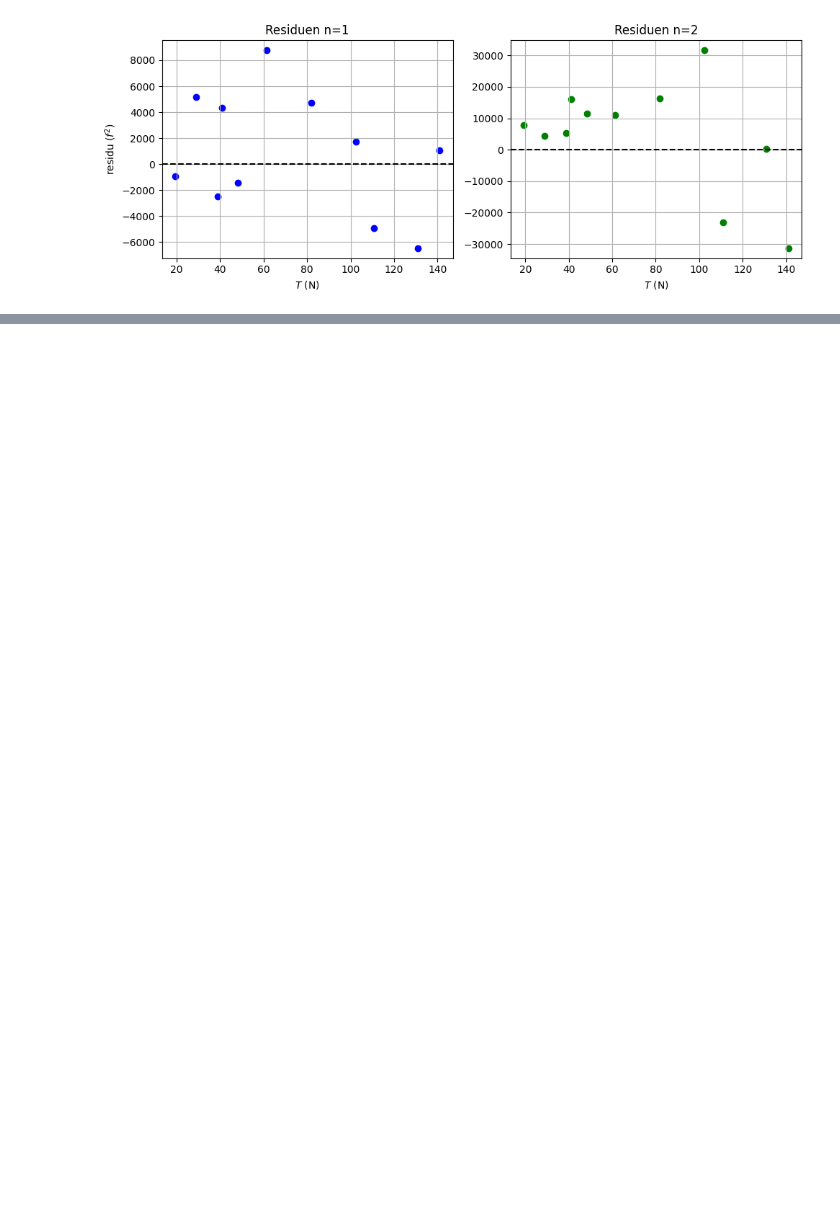
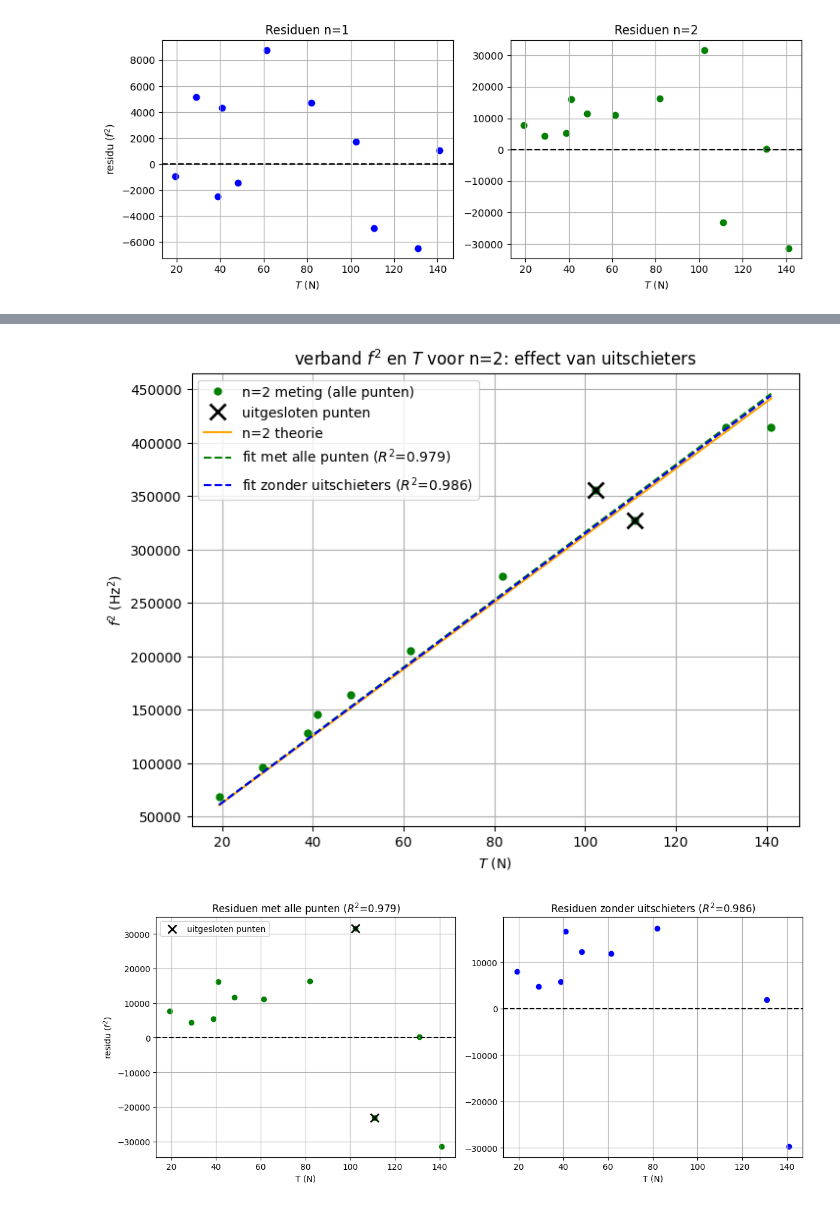
Before and after one commit to jasperbom747-creator/Vibrating-string-experiment, a Jupyter notebook: analyse.ipynb, the cells around one changed output, grey strips where cells are left out. Cells and saved outputs as stored; diff of their text form; code cells hidden in the pictures; blank space fills up the shorter version.

```diff
--- a/analyse.ipynb
+++ b/analyse.ipynb
@@ -390,0 +607,75 @@ plt.show()
+# %%
+def lin_fit(T, a):
+    return a * T
+
+def r_squared(y_data, y_fit):
+    residuals = y_data - y_fit
+    ss_res = np.sum(residuals**2)
+    ss_tot = np.sum((y_data - np.mean(y_data))**2)
+    return 1 - ss_res/ss_tot
+
+# --- masker om de twee verdachte punten (T≈102 en T≈111) uit te sluiten ---
+mask = ~np.isclose(T_N, 102.36) & ~np.isclose(T_N, 110.9)
+
+T_N_clean = T_N[mask]
+f_2_clean = f_2[mask]
+
+print(f"Punten in volledige dataset: {len(T_N)}")
+print(f"Punten na verwijderen uitschieters: {len(T_N_clean)}")
+
+# --- fit MET alle punten ---
+popt_all, pcov_all = curve_fit(lin_fit, T_N, f_2**2)
+a_all_err = np.sqrt(pcov_all[0][0])
+r2_all = r_squared(f_2**2, lin_fit(T_N, *popt_all))
+
+# --- fit ZONDER de twee uitschieters ---
+popt_clean, pcov_clean = curve_fit(lin_fit, T_N_clean, f_2_clean**2)
+a_clean_err = np.sqrt(pcov_clean[0][0])
+r2_clean = r_squared(f_2_clean**2, lin_fit(T_N_clean, *popt_clean))
+
+print("\n=== Fit met alle punten ===")
+print(f"a = {popt_all[0]:.2f} ± {a_all_err:.2f}, R² = {r2_all:.4f}")
+
+print("\n=== Fit zonder T≈102 en T≈111 ===")
+print(f"a = {popt_clean[0]:.2f} ± {a_clean_err:.2f}, R² = {r2_clean:.4f}")
+
+# --- residuen voor beide gevallen ---
+res_all = f_2**2 - lin_fit(T_N, *popt_all)
+res_clean = f_2_clean**2 - lin_fit(T_N_clean, *popt_clean)
+
+# --- hoofdgrafiek ---
+plt.figure(figsize=(8,6))
+plt.plot(T_N, f_2**2, 'g.', markersize=10, label='n=2 meting (alle punten)')
+plt.plot(T_N[~mask], f_2[~mask]**2, 'kx', markersize=12, markeredgewidth=2, label='uitgesloten punten')
+plt.plot(T_th, sn2(2, T_th), color='orange', label='n=2 theorie')
+plt.plot(T_th, lin_fit(T_th, *popt_all), 'g--', label=f'fit met alle punten ($R^2$={r2_all:.3f})')
+plt.plot(T_th, lin_fit(T_th, *popt_clean), 'b--', label=f'fit zonder uitschieters ($R^2$={r2_clean:.3f})')
+
+plt.grid()
+plt.legend()
+plt.title('verband $f^2$ en $T$ voor n=2: effect van uitschieters')
+plt.xlabel('$T$ (N)')
+plt.ylabel('$f^2$ (Hz$^2$)')
+plt.show()
+
+# --- residuplots naast elkaar ---
+fig, axs = plt.subplots(1, 2, figsize=(12,5))
+
+axs[0].scatter(T_N, res_all, color='green')
+axs[0].scatter(T_N[~mask], res_all[~mask], color='black', marker='x', s=100, linewidths=2, label='uitgesloten punten')
+axs[0].axhline(0, color='black', linestyle='--')
+axs[0].set_title(f'Residuen met alle punten ($R^2$={r2_all:.3f})')
+axs[0].set_xlabel('T (N)')
+axs[0].set_ylabel('residu ($f^2$)')
+axs[0].legend()
+axs[0].grid()
+
+axs[1].scatter(T_N_clean, res_clean, color='blue')
+axs[1].axhline(0, color='black', linestyle='--')
+axs[1].set_title(f'Residuen zonder uitschieters ($R^2$={r2_clean:.3f})')
+axs[1].set_xlabel('T (N)')
+axs[1].grid()
+
+plt.tight_layout()
+plt.show()
+# %% [output]
@@ -390,0 +690,2 @@ plt.show()
+[figure, added]
+[figure, added]
```
Also changed, not shown: parts of 12 cells of this notebook.
